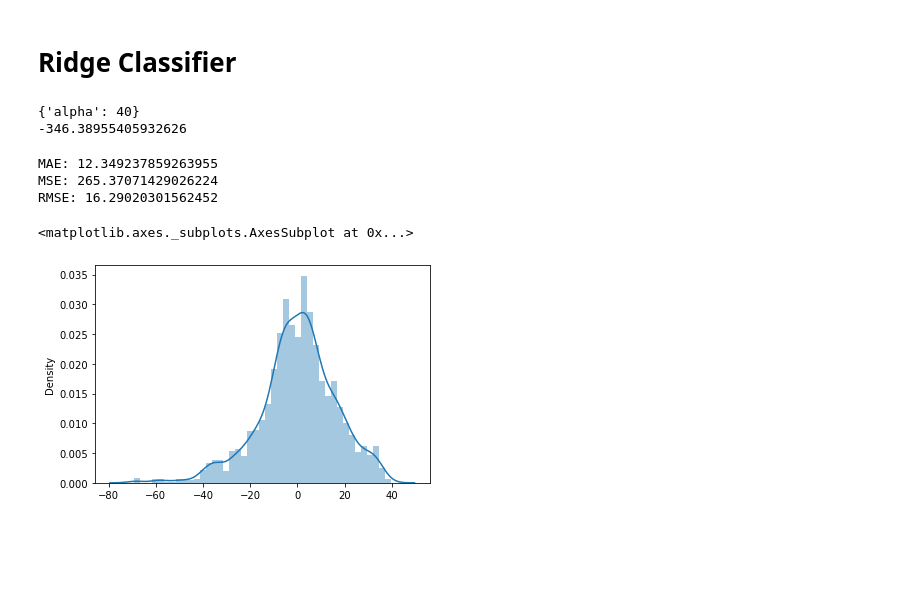
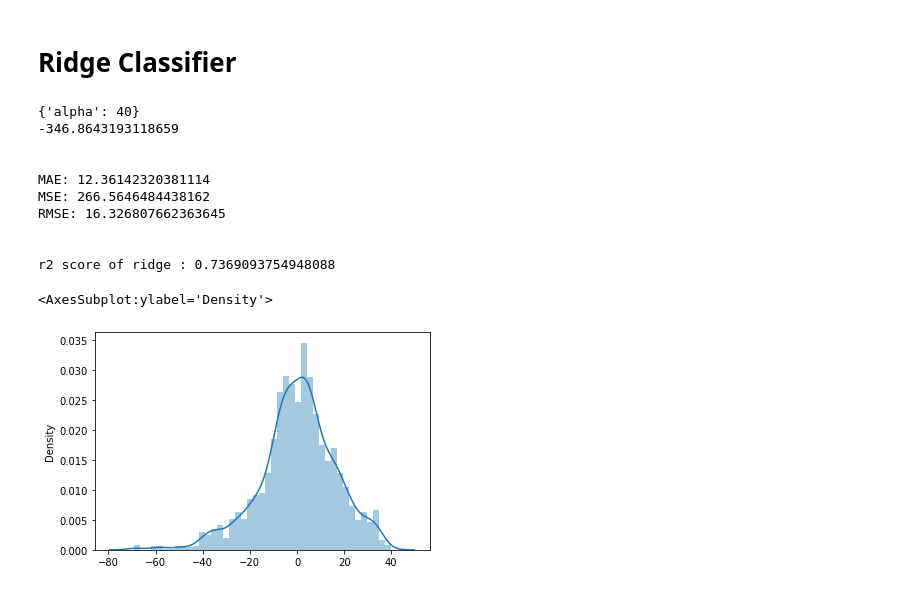
Before and after one commit to sharmaji27/IPL-Score-Predictor, a Jupyter notebook: IPL.ipynb, the cells around one changed output. Saved outputs shown, nothing was run; the diff lists cells and outputs as text; code cells hidden in the pictures; blank space fills up the shorter version.

```diff
--- a/IPL.ipynb
+++ b/IPL.ipynb
@@ -169,3 +200,7 @@ df_new.head()
 | 35 | 2008-04-18 | 0 | 0 | 0 | 0 | ... |
 | 36 | 2008-04-18 | 0 | 0 | 0 | 0 | ... |
 5 rows × 43 columns
+# %%
+df_new.reset_index(inplace=True)
+df_new.drop('index',inplace=True,axis=1)
+df_new
@@ -171,0 +221,10 @@ df_new.head()
+# %%
+scaler = StandardScaler()
+
+scaled_cols = scaler.fit_transform(df_new[['runs', 'wickets', 'overs', 'runs_last_5', 'wickets_last_5']])
+scaled_cols = pd.DataFrame(scaled_cols,columns=['runs', 'wickets', 'overs', 'runs_last_5', 'wickets_last_5'])
+
+df_new.drop(['runs', 'wickets', 'overs', 'runs_last_5', 'wickets_last_5'],axis=1,inplace=True)
+df_new = pd.concat([df_new,scaled_cols],axis=1)
+
+df_new
@@ -173,5 +246,9 @@ df_new.head()
 X_train = df_new.drop('total',axis=1)[df_new['date'].dt.year<=2016]
 X_test = df_new.drop('total',axis=1)[df_new['date'].dt.year>=2017]
 
-y_train = df[df_new['date'].dt.year<=2016]['total'].values
-y_test = df[df_new['date'].dt.year>=2017]['total'].values
+X_train.drop('date',inplace=True,axis=1)
+X_test.drop('date',inplace=True,axis=1)
+
+
+y_train = df_new[df_new['date'].dt.year<=2016]['total'].values
+y_test = df_new[df_new['date'].dt.year>=2017]['total'].values
@@ -183,4 +254,0 @@ X_test.drop('date',inplace=True,axis=1)
-# %%
-from sklearn.linear_model import LinearRegression
-linear_regressor = LinearRegression()
-linear_regressor.fit(X_train,y_train)
@@ -202,29 +271,37 @@ RMSE: 16.32621695210326
 # %% [markdown]
 # Ridge Classifier
 # %%
-from sklearn.linear_model import Ridge
-from sklearn.model_selection import RandomizedSearchCV
-
 ridge = Ridge()
 parameters={'alpha':[1e-15,1e-10,1e-8,1e-3,1e-2,1,5,10,20,30,35,40]}
 ridge_regressor = RandomizedSearchCV(ridge,parameters,cv=10,scoring='neg_mean_squared_error')
 ridge_regressor.fit(X_train,y_train)
 
 print(ridge_regressor.best_params_)
 print(ridge_regressor.best_score_)
+
+print('\n')
+
+prediction_r = ridge_regressor.predict(X_test)
+print('MAE:', mean_absolute_error(y_test, prediction_r))
+print('MSE:', mean_squared_error(y_test, prediction_r))
+print('RMSE:', np.sqrt(mean_squared_error(y_test, prediction_r)))
+
+print('\n')
+
+print(f'r2 score of ridge : {r2_score(y_test,prediction_r)}')
+
+sns.distplot(y_test-prediction_r)
 # %% [output]
 {'alpha': 40}
--346.38955405932626
+-346.8643193118659
+
+
+MAE: 12.36142320381114
+MSE: 266.5646484438162
+RMSE: 16.326807662363645
+
+
+r2 score of ridge : 0.7369093754948088
+<AxesSubplot:ylabel='Density'>
+[figure, added]
-# %%
-prediction=ridge_regressor.predict(X_test)
-print('MAE:', metrics.mean_absolute_error(y_test, prediction))
-print('MSE:', metrics.mean_squared_error(y_test, prediction))
-print('RMSE:', np.sqrt(metrics.mean_squared_error(y_test, prediction)))
-sns.distplot(y_test-prediction)
-# %% [output]
-MAE: 12.349237859263955
-MSE: 265.37071429026224
-RMSE: 16.29020301562452
-<matplotlib.axes._subplots.AxesSubplot at 0x...>
-[figure, removed]
 # %%
```
Also changed, not shown: parts of 18 cells of this notebook, 5 other files.
